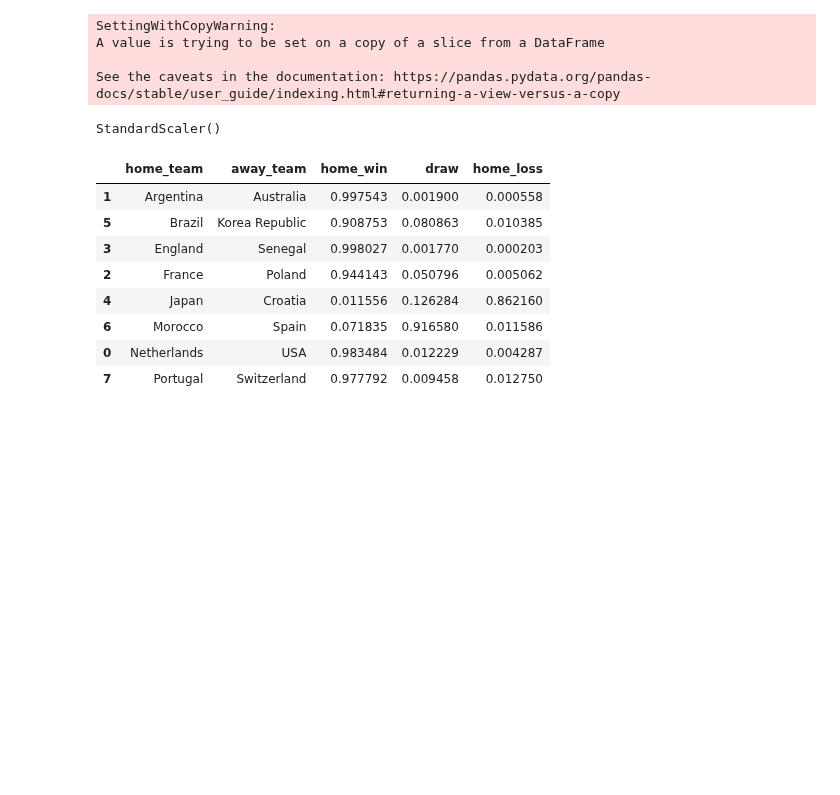
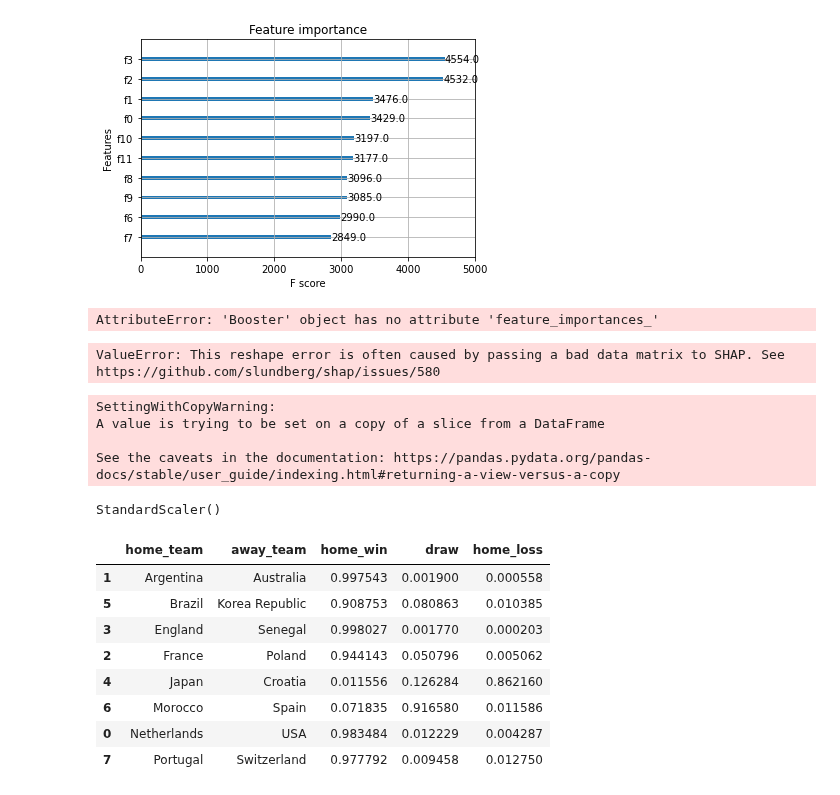
Before and after one commit to shannan-liu1/15095-project, a Jupyter notebook: notebooks/knockout_stage_preds.ipynb, the cells around one changed output. Drawn from its saved outputs; the diff is of its cells as text; code cells hidden in the pictures; blank space fills up the shorter version.

Commit message:
feature-import-plot

```diff
--- a/notebooks/knockout_stage_preds.ipynb
+++ b/notebooks/knockout_stage_preds.ipynb
@@ -14,3 +15,12 @@ X_train = pd.read_csv('C:\\Users\\shann\\Documents\\GitHub\\15095-project\\data\
 X_test = pd.read_csv('C:\\Users\\shann\\Documents\\GitHub\\15095-project\\data\\X_test.csv')
 y_train = pd.read_csv('C:\\Users\\shann\\Documents\\GitHub\\15095-project\\data\\y_train.csv')
 y_test = pd.read_csv('C:\\Users\\shann\\Documents\\GitHub\\15095-project\\data\\y_test.csv')
+# %%
+# import plot_importance
+from xgboost import plot_importance
+from matplotlib import pyplot as plt
+# plot feature importance
+plot_importance(xgb_cv, max_num_features=10)
+plt.show()
+# %% [output]
+[figure, added]
@@ -17,3 +53,25 @@ y_test = pd.read_csv('C:\\Users\\shann\\Documents\\GitHub\\15095-project\\data\\
+# %%
+# plot feature importance of top 10 features from xgb model in plotly
+
+import plotly.graph_objects as go
+import plotly.express as px
+
+fig = px.bar(x=xgb_cv.feature_importances_, y=X_train.columns, orientation='h')
+fig.show()
+# %% [output]
+AttributeError: 'Booster' object has no attribute 'feature_importances_'
+# %%
+# shapley values of xgb model
+
+
+import shap
+explainer = shap.TreeExplainer(xgb_cv)
+shap_values = explainer.shap_values(X_train)
+
+# plot shapley values in waterfall plot
+shap.waterfall_plot(explainer.expected_value, shap_values[0,:], X_train.iloc[0,:])
+# %% [output]
+ValueError: This reshape error is often caused by passing a bad data matrix to SHAP. See https://github.com/slundberg/shap/issues/580
 # %%
 # get weather data for knockout stage
 ko_stage['city'] = ko_stage['city'].str.lower()
```
Also changed, not shown: parts of 4 cells of this notebook, 1 other file.
